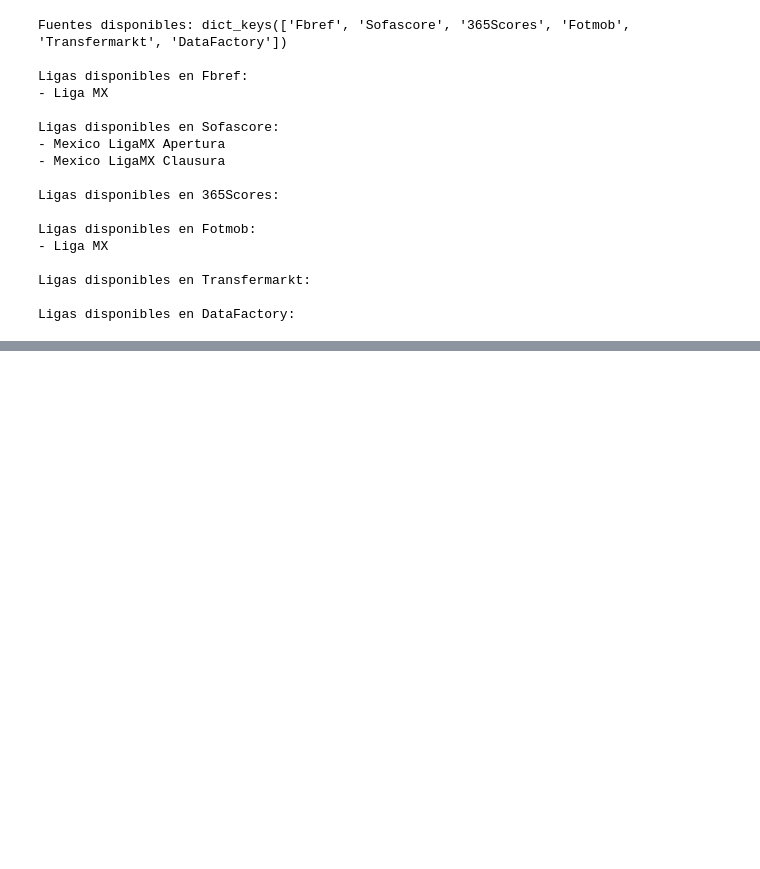
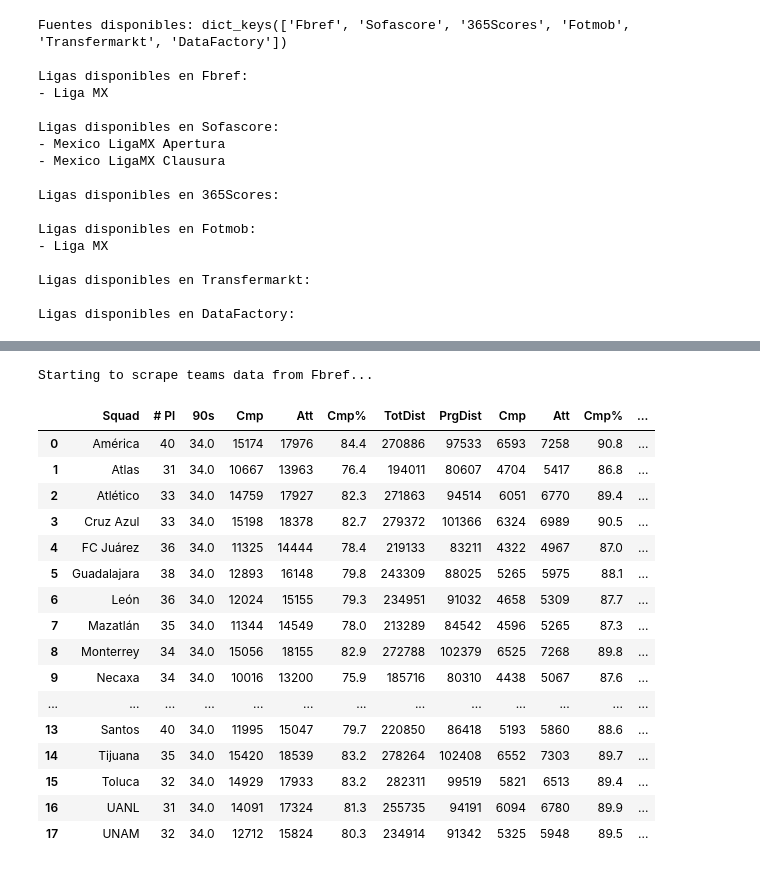
Before and after one commit to JAPerezC/futbol-analytics, a Jupyter notebook: notebooks/01_exploracion_liga_mx.ipynb, the cells around one changed output, grey strips where cells are left out. Cells and saved outputs as stored; diff of their text form; code cells hidden in the pictures; blank space fills up the shorter version.

```diff
--- a/notebooks/01_exploracion_liga_mx.ipynb
+++ b/notebooks/01_exploracion_liga_mx.ipynb
@@ -197,0 +179,2 @@ Tabla obtenida (primeras filas):
+# %%
+fbref = ls.Fbref()
@@ -197,0 +215,21 @@ Tabla obtenida (primeras filas):
+# %%
+fbref.get_teams_season_stats('passing','Liga MX', '2024-2025')
+# %% [output]
+Starting to scrape teams data from Fbref...
+|  | Squad | # Pl | 90s | Cmp | Att | Cmp% | TotDist | PrgDist | Cmp | Att | Cmp% | ... |
+| 0 | América | 40 | 34.0 | 15174 | 17976 | 84.4 | 270886 | 97533 | 6593 | 7258 | 90.8 | ... |
+| 1 | Atlas | 31 | 34.0 | 10667 | 13963 | 76.4 | 194011 | 80607 | 4704 | 5417 | 86.8 | ... |
+| 2 | Atlético | 33 | 34.0 | 14759 | 17927 | 82.3 | 271863 | 94514 | 6051 | 6770 | 89.4 | ... |
+| 3 | Cruz Azul | 33 | 34.0 | 15198 | 18378 | 82.7 | 279372 | 101366 | 6324 | 6989 | 90.5 | ... |
+| 4 | FC Juárez | 36 | 34.0 | 11325 | 14444 | 78.4 | 219133 | 83211 | 4322 | 4967 | 87.0 | ... |
+| 5 | Guadalajara | 38 | 34.0 | 12893 | 16148 | 79.8 | 243309 | 88025 | 5265 | 5975 | 88.1 | ... |
+| 6 | León | 36 | 34.0 | 12024 | 15155 | 79.3 | 234951 | 91032 | 4658 | 5309 | 87.7 | ... |
+| 7 | Mazatlán | 35 | 34.0 | 11344 | 14549 | 78.0 | 213289 | 84542 | 4596 | 5265 | 87.3 | ... |
+| 8 | Monterrey | 34 | 34.0 | 15056 | 18155 | 82.9 | 272788 | 102379 | 6525 | 7268 | 89.8 | ... |
+| 9 | Necaxa | 34 | 34.0 | 10016 | 13200 | 75.9 | 185716 | 80310 | 4438 | 5067 | 87.6 | ... |
+| ... | ... | ... | ... | ... | ... | ... | ... | ... | ... | ... | ... | ... |
+| 13 | Santos | 40 | 34.0 | 11995 | 15047 | 79.7 | 220850 | 86418 | 5193 | 5860 | 88.6 | ... |
+| 14 | Tijuana | 35 | 34.0 | 15420 | 18539 | 83.2 | 278264 | 102408 | 6552 | 7303 | 89.7 | ... |
+| 15 | Toluca | 32 | 34.0 | 14929 | 17933 | 83.2 | 282311 | 99519 | 5821 | 6513 | 89.4 | ... |
+| 16 | UANL | 31 | 34.0 | 14091 | 17324 | 81.3 | 255735 | 94191 | 6094 | 6780 | 89.9 | ... |
+| 17 | UNAM | 32 | 34.0 | 12712 | 15824 | 80.3 | 234914 | 91342 | 5325 | 5948 | 89.5 | ... |
```
Also changed, not shown: parts of 8 cells of this notebook, 2 other files.
